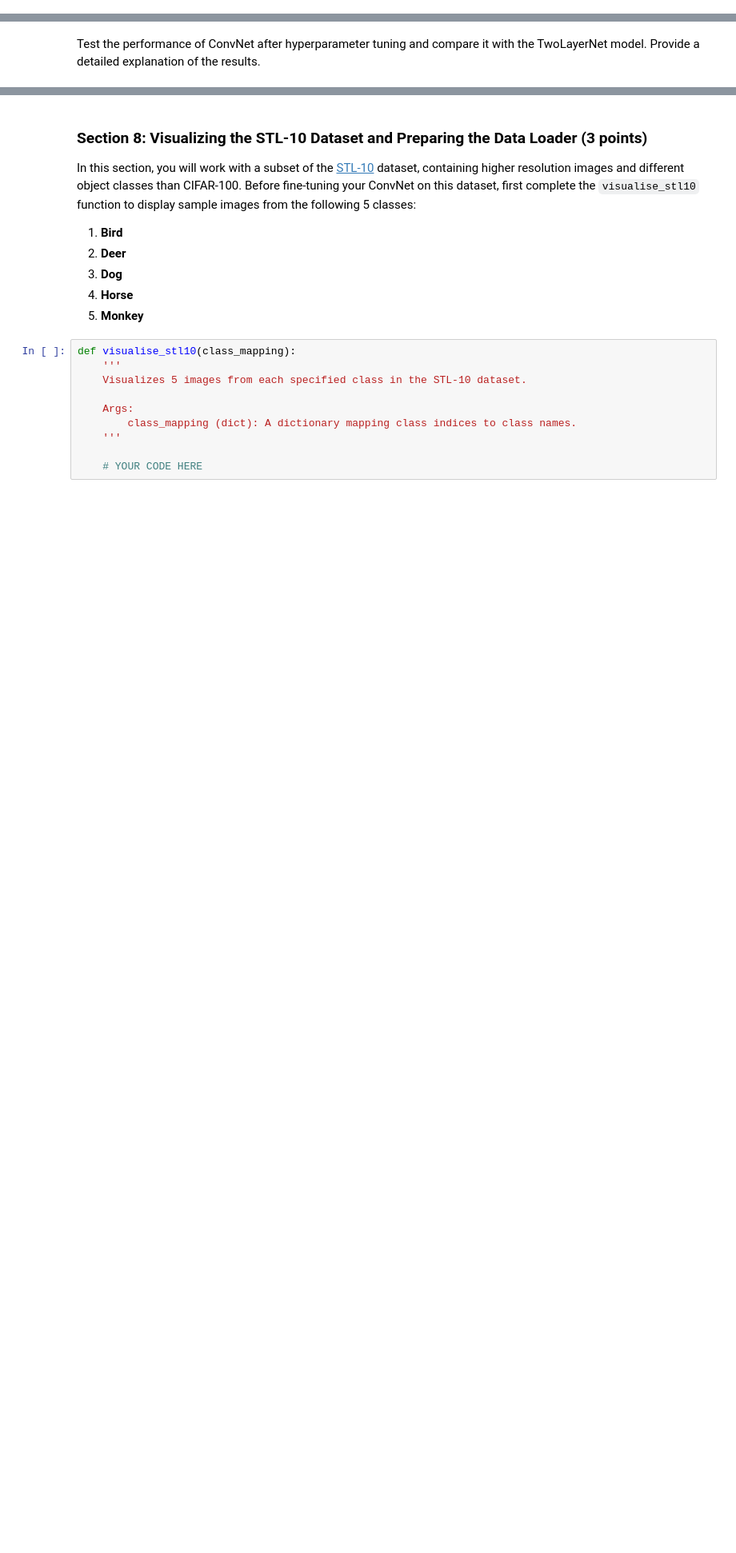
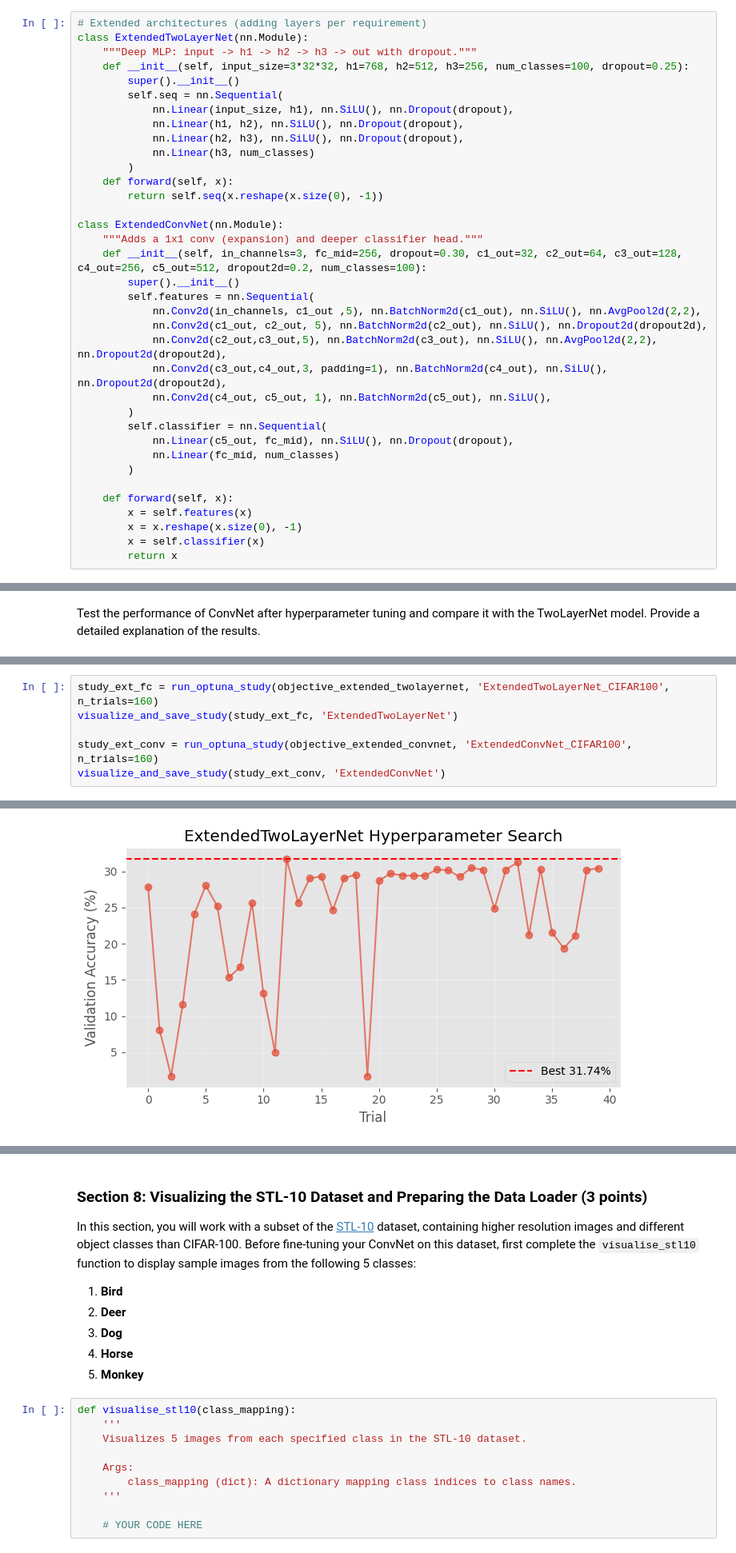
Before and after one commit to maybenzion97/cv1-final-lab-part-2, a Jupyter notebook: cv1-final-lab-part-2.ipynb, the cells around one changed output, grey strips where cells are left out. Shown at 80% size. Cells and saved outputs as stored; diff of their text form; blank space fills up the shorter version.

```diff
--- a/cv1-final-lab-part-2.ipynb
+++ b/cv1-final-lab-part-2.ipynb
@@ -918,0 +958,36 @@ In this section, you will experiment with both the `ConvNet` and `TwoLayerNet` m
+# %%
+# Extended architectures (adding layers per requirement)
+class ExtendedTwoLayerNet(nn.Module):
+    """Deep MLP: input -> h1 -> h2 -> h3 -> out with dropout."""
+    def __init__(self, input_size=3*32*32, h1=768, h2=512, h3=256, num_classes=100, dropout=0.25):
+        super().__init__()
+        self.seq = nn.Sequential(
+            nn.Linear(input_size, h1), nn.SiLU(), nn.Dropout(dropout),
+            nn.Linear(h1, h2), nn.SiLU(), nn.Dropout(dropout),
+            nn.Linear(h2, h3), nn.SiLU(), nn.Dropout(dropout),
+            nn.Linear(h3, num_classes)
+        )
+    def forward(self, x):
+        return self.seq(x.reshape(x.size(0), -1))
+
+class ExtendedConvNet(nn.Module):
+    """Adds a 1x1 conv (expansion) and deeper classifier head."""
+    def __init__(self, in_channels=3, fc_mid=256, dropout=0.30, c1_out=32, c2_out=64, c3_out=128, c4_out=256, c5_out=512, dropout2d=0.2, num_classes=100):
+        super().__init__()
+        self.features = nn.Sequential(
+            nn.Conv2d(in_channels, c1_out ,5), nn.BatchNorm2d(c1_out), nn.SiLU(), nn.AvgPool2d(2,2),
+            nn.Conv2d(c1_out, c2_out, 5), nn.BatchNorm2d(c2_out), nn.SiLU(), nn.Dropout2d(dropout2d),
+            nn.Conv2d(c2_out,c3_out,5), nn.BatchNorm2d(c3_out), nn.SiLU(), nn.AvgPool2d(2,2), nn.Dropout2d(dropout2d),
+            nn.Conv2d(c3_out,c4_out,3, padding=1), nn.BatchNorm2d(c4_out), nn.SiLU(), nn.Dropout2d(dropout2d),
+            nn.Conv2d(c4_out, c5_out, 1), nn.BatchNorm2d(c5_out), nn.SiLU(),
+        )
+        self.classifier = nn.Sequential(
+            nn.Linear(c5_out, fc_mid), nn.SiLU(), nn.Dropout(dropout),
+            nn.Linear(fc_mid, num_classes)
+        )
+
+    def forward(self, x):
+        x = self.features(x)
+        x = x.reshape(x.size(0), -1)
+        x = self.classifier(x)
+        return x
@@ -926,0 +1806,7 @@ Test the performance of ConvNet after hyperparameter tuning and compare it with
+# %%
+study_ext_fc = run_optuna_study(objective_extended_twolayernet, 'ExtendedTwoLayerNet_CIFAR100', n_trials=160)
+visualize_and_save_study(study_ext_fc, 'ExtendedTwoLayerNet')
+
+study_ext_conv = run_optuna_study(objective_extended_convnet, 'ExtendedConvNet_CIFAR100', n_trials=160)
+visualize_and_save_study(study_ext_conv, 'ExtendedConvNet')
+# %% [output]
@@ -926,0 +1908 @@ Test the performance of ConvNet after hyperparameter tuning and compare it with
+[figure, added]
```
Also changed, not shown: parts of 21 cells of this notebook.
